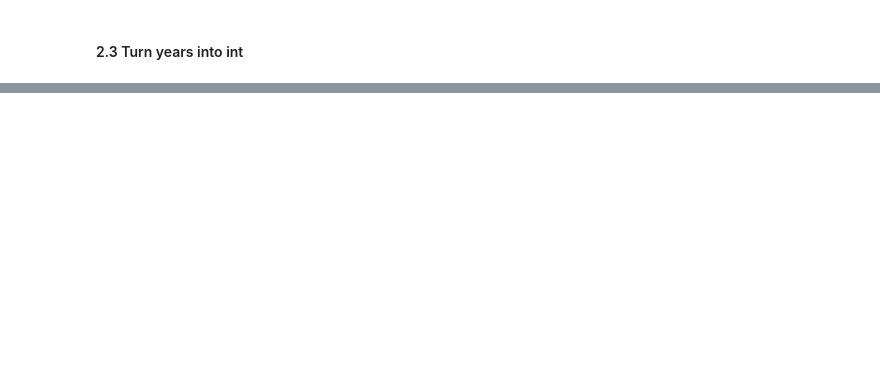
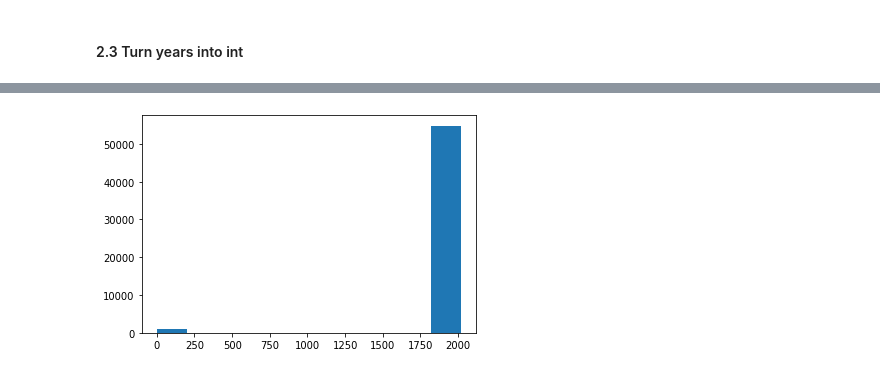
Before and after one commit to lozgarrido/waka, a Jupyter notebook: main.ipynb, the cells around one changed output, grey strips where cells are left out. Saved outputs shown, nothing was run; the diff lists cells and outputs as text; code cells hidden in the pictures; blank space fills up the shorter version.

```diff
--- a/main.ipynb
+++ b/main.ipynb
@@ -61,16 +62,14 @@ vg_sales.head()
 #Fill 'NaN' with 0 to avoid conversion error
 vg_sales['Year'] = vg_sales['Year'].fillna(0)
 
-#Convert values to 'str'
-vg_sales['Year'] = vg_sales['Year'].astype('str')
+#Convert values to 'int'.
+#Conversion to float avoids this: https://stackoverflow.com/questions/43956335/convert-float64-column-to-int64-in-pandas
+vg_sales['Year'] = vg_sales['Year'].astype('float64').astype('int64')
 
-#Drop zeros and decs
-#vg_sales['Year'].replace("0.0", np.nan, inplace=True)
-#vg_sales['Year'].replace(".0", np.nan, inplace=True)
-#vg_sales['Year'].replace(r"/.0", "", inplace=True, regex=True)
+#Remove 0 values
+#vg_sales['Year'][vg_sales['Year'] == 0] = np.nan
 
-#Convert values to 'int'
-#vg_sales['Year'] = vg_sales['Year'].astype('int')
+#vg_sales = vg_sales.replace({'Year': {0: np.nan}})
 
-vg_sales.dtypes
+vg_sales.head()
 # %% [output]
@@ -87,0 +119,4 @@ dtype: object
+# %%
+plt.hist(vg_sales["Year"]);
+# %% [output]
+[figure, added]
```
Also changed, not shown: parts of 6 cells of this notebook.
